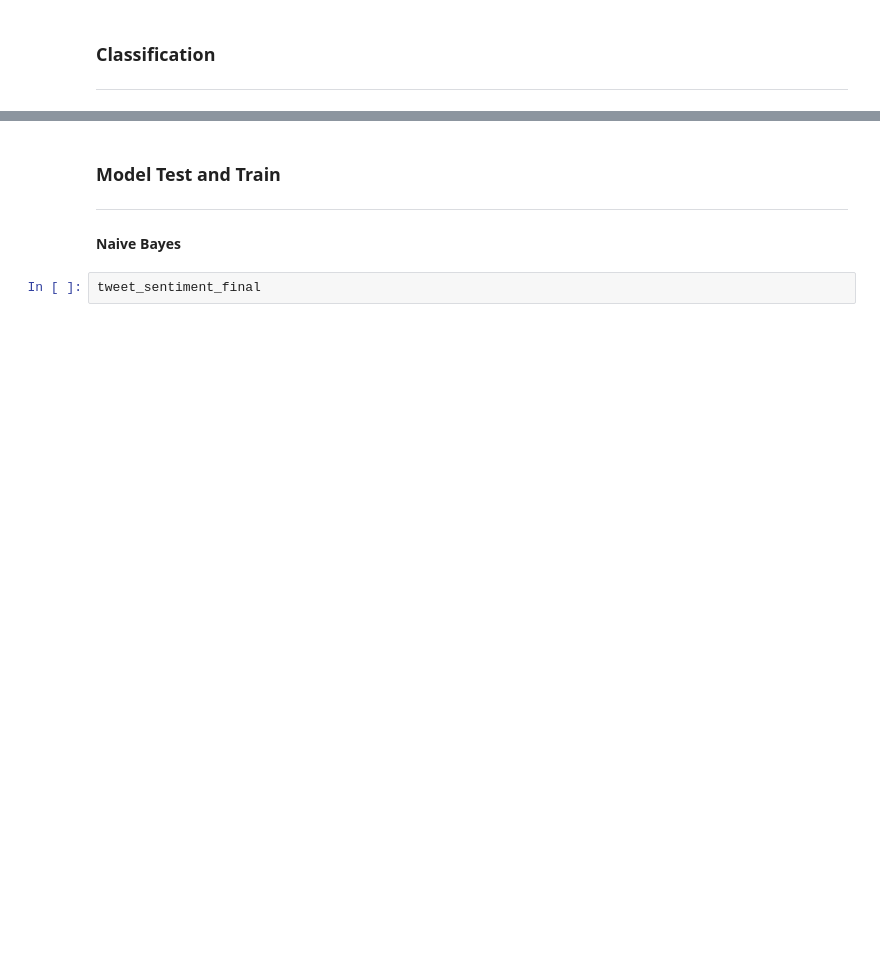
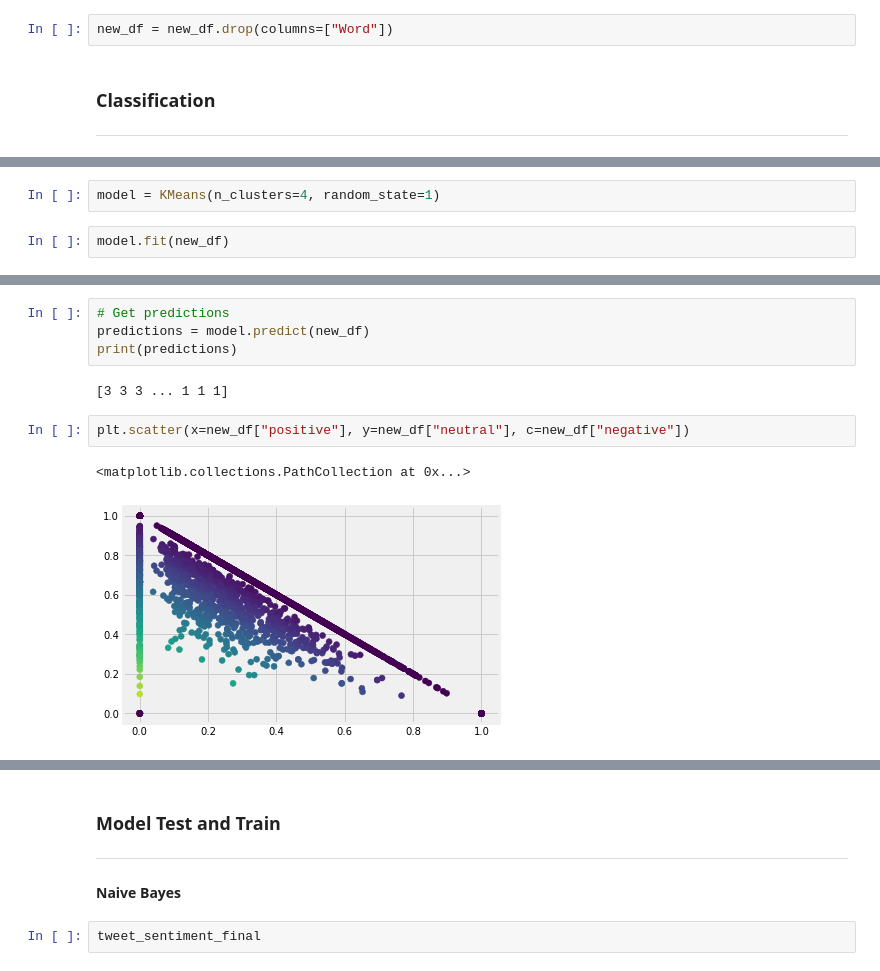
Before and after one commit to Danebob86/EV_Sentiment_Trading, a Jupyter notebook: Twitter_Sentiment_Analysis_V2.ipynb, the cells around one changed output, grey strips where cells are left out. Saved outputs shown, nothing was run; the diff lists cells and outputs as text; blank space fills up the shorter version.

```diff
--- a/Twitter_Sentiment_Analysis_V2.ipynb
+++ b/Twitter_Sentiment_Analysis_V2.ipynb
@@ -887,3 +897,5 @@ new_df.set_index("date").head()
+# %%
+new_df = new_df.drop(columns=["Word"])
 # %% [markdown]
 ### Classification
 
@@ -973,0 +1084,4 @@ __________
+# %%
+model = KMeans(n_clusters=4, random_state=1)
+# %%
+model.fit(new_df)
@@ -973,0 +1099,11 @@ __________
+# %%
+# Get predictions
+predictions = model.predict(new_df)
+print(predictions)
+# %% [output]
+[3 3 3 ... 1 1 1]
+# %%
+plt.scatter(x=new_df["positive"], y=new_df["neutral"], c=new_df["negative"])
+# %% [output]
+<matplotlib.collections.PathCollection at 0x...>
+[figure, added]
```
Also changed, not shown: parts of 73 cells of this notebook.
